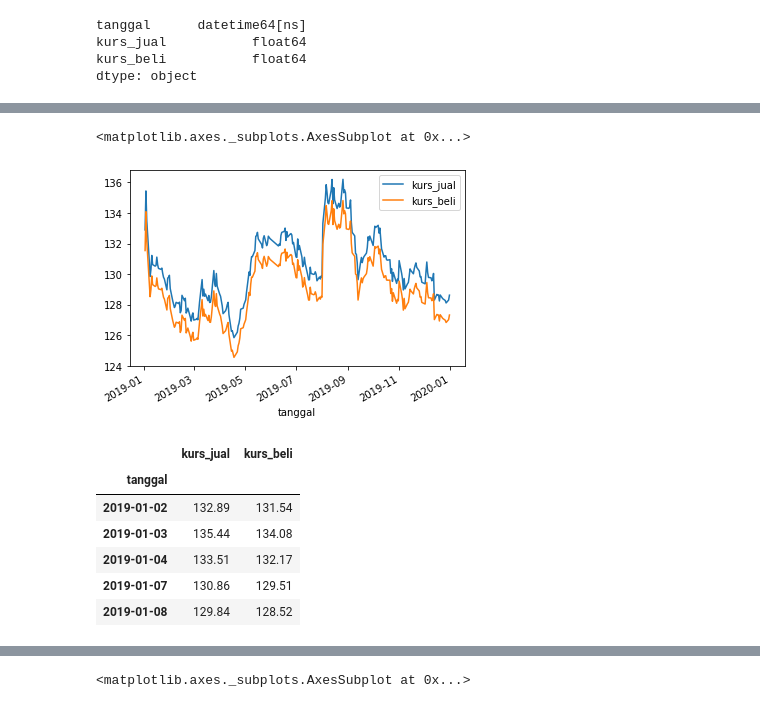
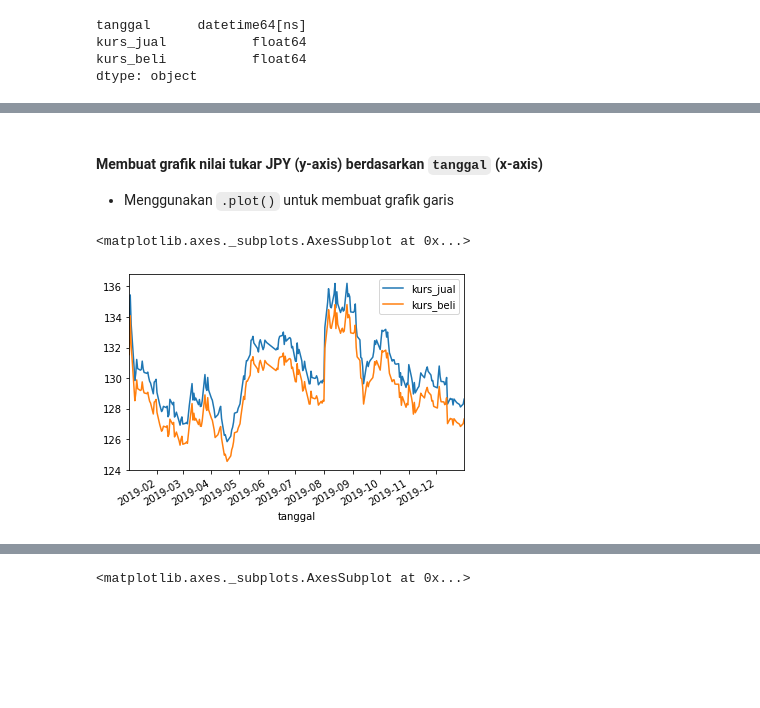
Before and after one commit to AlfaAbbas/algo_cap_webscraping, a Jupyter notebook: algo_cap_webscraping.ipynb, the cells around one changed output, grey strips where cells are left out. Drawn from its saved outputs; the diff is of its cells as text; code cells hidden in the pictures; blank space fills up the shorter version.

```diff
--- a/algo_cap_webscraping.ipynb
+++ b/algo_cap_webscraping.ipynb
@@ -191,0 +227,3 @@ dtype: object
+# %%
+df['periode'] = df['tanggal'].dt.to_period('M')
+df.head()
@@ -192,2 +240,2 @@ dtype: object
 # %%
-df = df.set_index("tanggal")
+kurs_tanggal = df.set_index("tanggal")
@@ -194,16 +252,8 @@ df = df.set_index("tanggal")
+# %% [markdown]
+#### Membuat grafik nilai tukar JPY (y-axis) berdasarkan `tanggal` (x-axis)
+- Menggunakan `.plot()` untuk membuat grafik garis
 # %%
-df.plot()
+kurs_tanggal.plot()
 # %% [output]
 <matplotlib.axes._subplots.AxesSubplot at 0x...>
-[figure, old version]
+[figure, new version]
-# %%
-df2 = df
-df2.head()
-# %% [output]
-|  | kurs_jual | kurs_beli |
-| tanggal |  |  |
-| 2019-01-02 | 132.89 | 131.54 |
-| 2019-01-03 | 135.44 | 134.08 |
-| 2019-01-04 | 133.51 | 132.17 |
-| 2019-01-07 | 130.86 | 129.51 |
-| 2019-01-08 | 129.84 | 128.52 |
```
Also changed, not shown: parts of 31 cells of this notebook, 1 other file.
